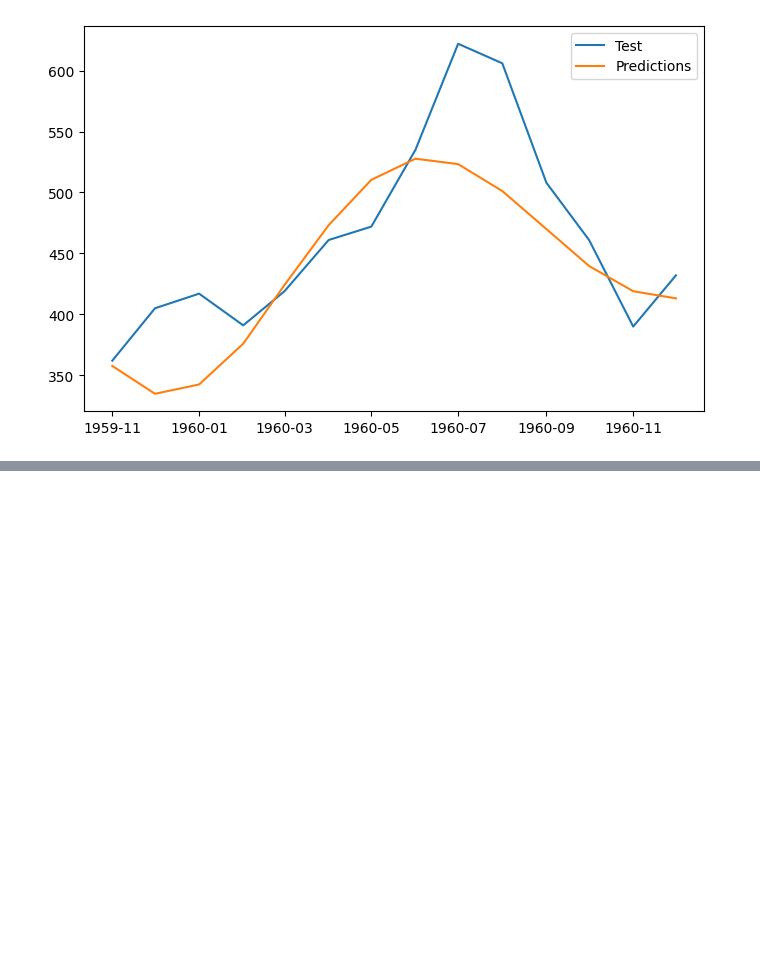
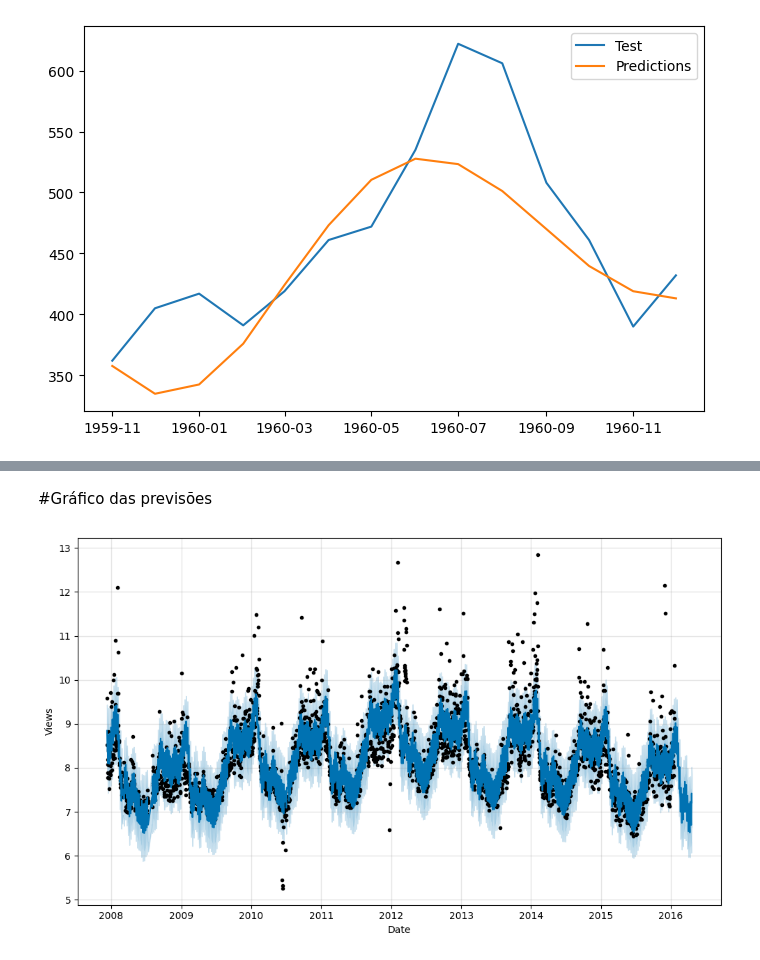
Before and after one commit to WallaceSantana79/CursoMachineLearning, a Jupyter notebook: Série_Temporal.ipynb, the cells around one changed output, grey strips where cells are left out. Cells and saved outputs as stored; diff of their text form; code cells hidden in the pictures; blank space fills up the shorter version.

Commit message:
Série temporal com Facebook Prophet

```diff
--- a/Série_Temporal.ipynb
+++ b/Série_Temporal.ipynb
@@ -306,0 +366,3 @@ plt.legend();
+# %%
+dataset = dataset[['date', 'views']].rename(columns = {'date': 'ds', 'views': 'y'})
+dataset
@@ -306,0 +383,3 @@ plt.legend();
+# %%
+dataset = dataset.sort_values(by='ds')
+dataset
@@ -306,0 +402,3 @@ plt.legend();
+# %%
+model = Prophet()
+model.fit(dataset)
@@ -306,0 +417,3 @@ plt.legend();
+# %%
+future = model.make_future_dataframe(periods=90)
+forecast = model.predict(future)
@@ -306,0 +453,6 @@ plt.legend();
+# %% [markdown]
+#Gráfico das previsões
+# %%
+model.plot(forecast,xlabel ='Date',ylabel='Views');
+# %% [output]
+[figure, added]
```
Also changed, not shown: parts of 15 cells of this notebook.
